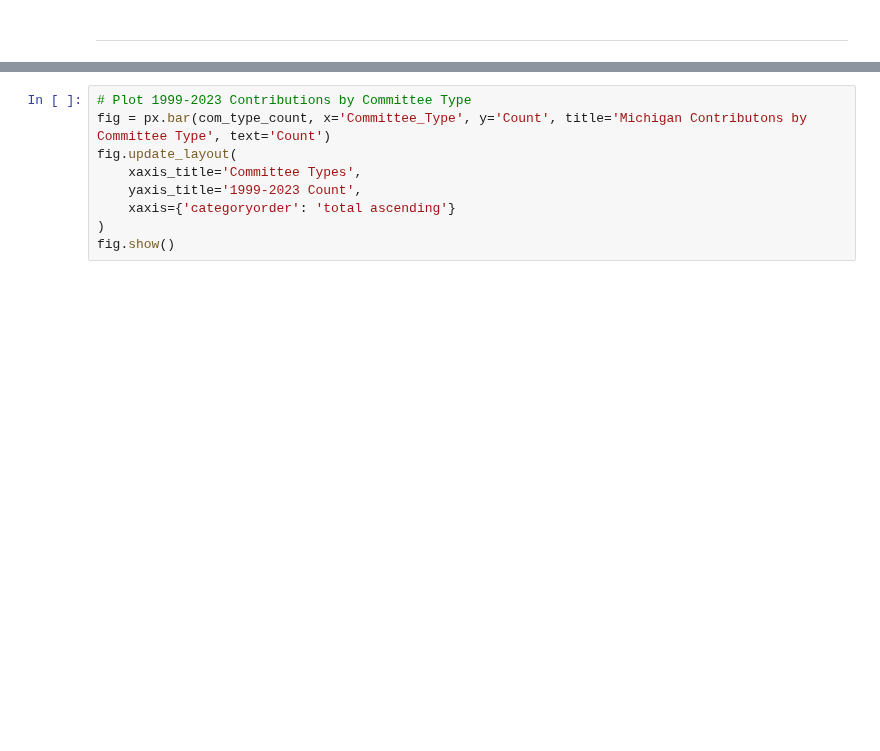
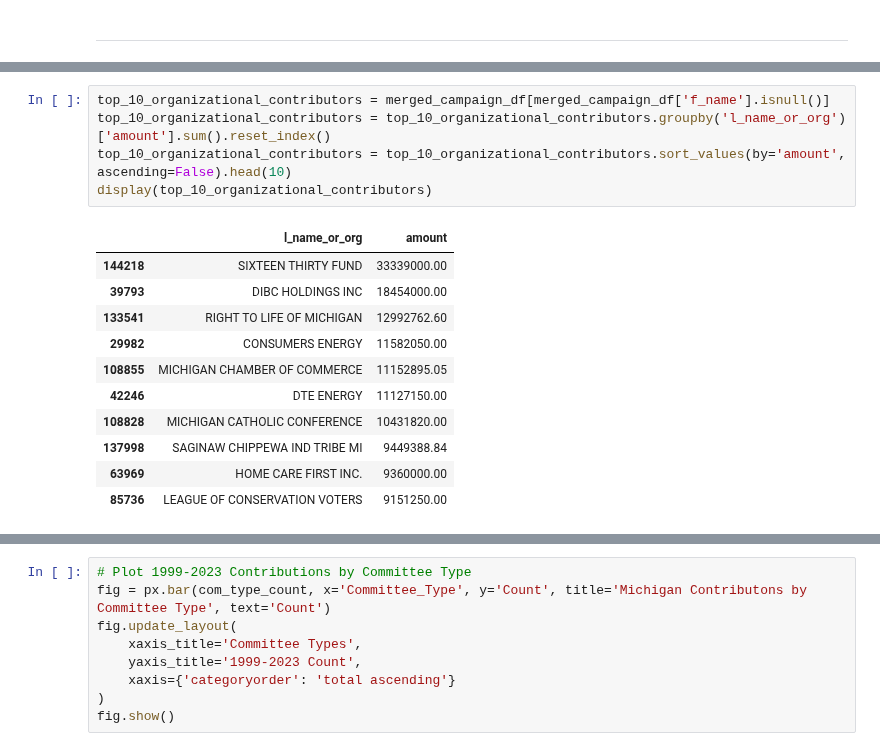
Before and after one commit to uchicago-dsi/climate-cabinet-campaign-finance-tracker, a Jupyter notebook: notebooks/mi_campaign_eda.ipynb, the cells around one changed output, grey strips where cells are left out. Saved outputs shown, nothing was run; the diff lists cells and outputs as text; blank space fills up the shorter version.

```diff
--- a/notebooks/mi_campaign_eda.ipynb
+++ b/notebooks/mi_campaign_eda.ipynb
@@ -156,2 +161,19 @@ merged_df[merged_df['cfr_com_id'] == 508347.0].head(2)
+# %%
+top_10_organizational_contributors = merged_campaign_df[merged_campaign_df['f_name'].isnull()]
+top_10_organizational_contributors = top_10_organizational_contributors.groupby('l_name_or_org')['amount'].sum().reset_index()
+top_10_organizational_contributors = top_10_organizational_contributors.sort_values(by='amount', ascending=False).head(10)
+display(top_10_organizational_contributors)
+# %% [output]
+|  | l_name_or_org | amount |
+| 144218 | SIXTEEN THIRTY FUND | 33339000.00 |
+| 39793 | DIBC HOLDINGS INC | 18454000.00 |
+| 133541 | RIGHT TO LIFE OF MICHIGAN | 12992762.60 |
+| 29982 | CONSUMERS ENERGY | 11582050.00 |
+| 108855 | MICHIGAN CHAMBER OF COMMERCE | 11152895.05 |
+| 42246 | DTE ENERGY | 11127150.00 |
+| 108828 | MICHIGAN CATHOLIC CONFERENCE | 10431820.00 |
+| 137998 | SAGINAW CHIPPEWA IND TRIBE MI | 9449388.84 |
+| 63969 | HOME CARE FIRST INC. | 9360000.00 |
+| 85736 | LEAGUE OF CONSERVATION VOTERS | 9151250.00 |
 # %%
 
```
Also changed, not shown: parts of 35 cells of this notebook, 3 other files.
